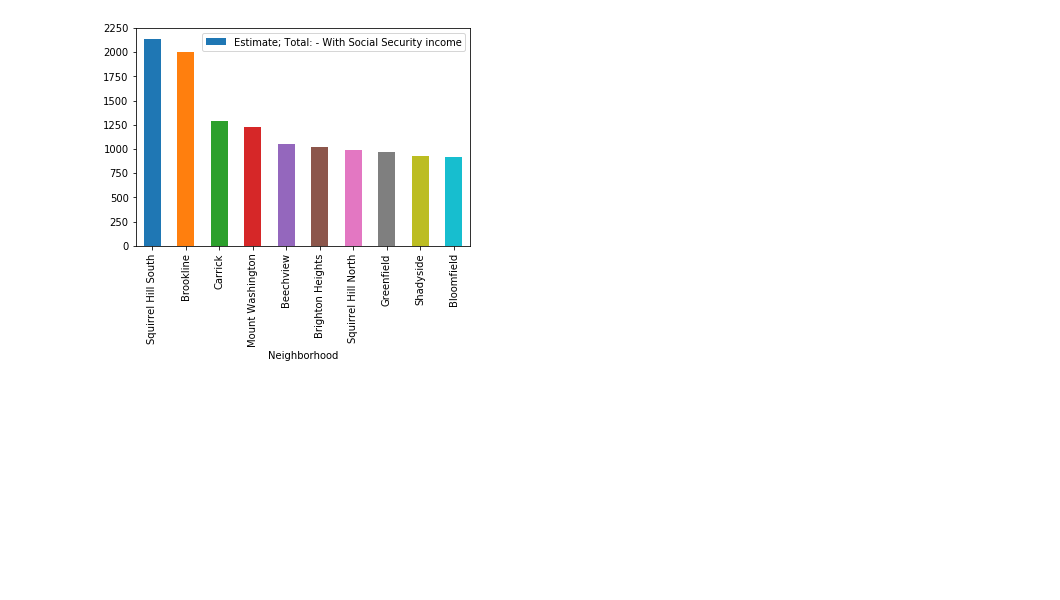
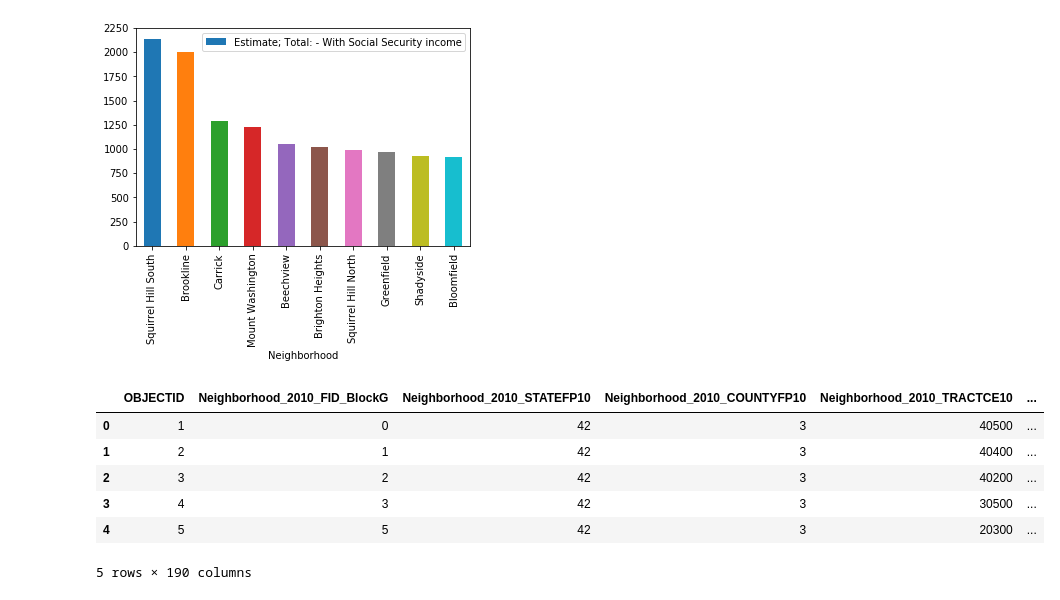
Before and after one commit to tylerjglass/Final-Project, a Jupyter notebook: medium income (1).ipynb, the cells around one changed output. Cells and saved outputs as stored; diff of their text form; code cells hidden in the pictures; blank space fills up the shorter version.

```diff
--- a/medium income (1).ipynb
+++ b/medium income (1).ipynb
@@ -15,3 +28,16 @@ df.plot(kind='bar',x='Neighborhood',y='Estimate; Total: - With Social Security i
 plt.show()
 # %% [output]
 [figure]
+# %%
+
+big_data = pd.read_csv('Neighborhoods_with_SNAP_Data.csv')
+
+big_data.head()
+# %% [output]
+|  | OBJECTID | Neighborhood_2010_FID_BlockG | Neighborhood_2010_STATEFP10 | Neighborhood_2010_COUNTYFP10 | Neighborhood_2010_TRACTCE10 | ... |
+| 0 | 1 | 0 | 42 | 3 | 40500 | ... |
+| 1 | 2 | 1 | 42 | 3 | 40400 | ... |
+| 2 | 3 | 2 | 42 | 3 | 40200 | ... |
+| 3 | 4 | 3 | 42 | 3 | 30500 | ... |
+| 4 | 5 | 5 | 42 | 3 | 20300 | ... |
+5 rows × 190 columns
```
Also changed, not shown: parts of 7 cells of this notebook.
